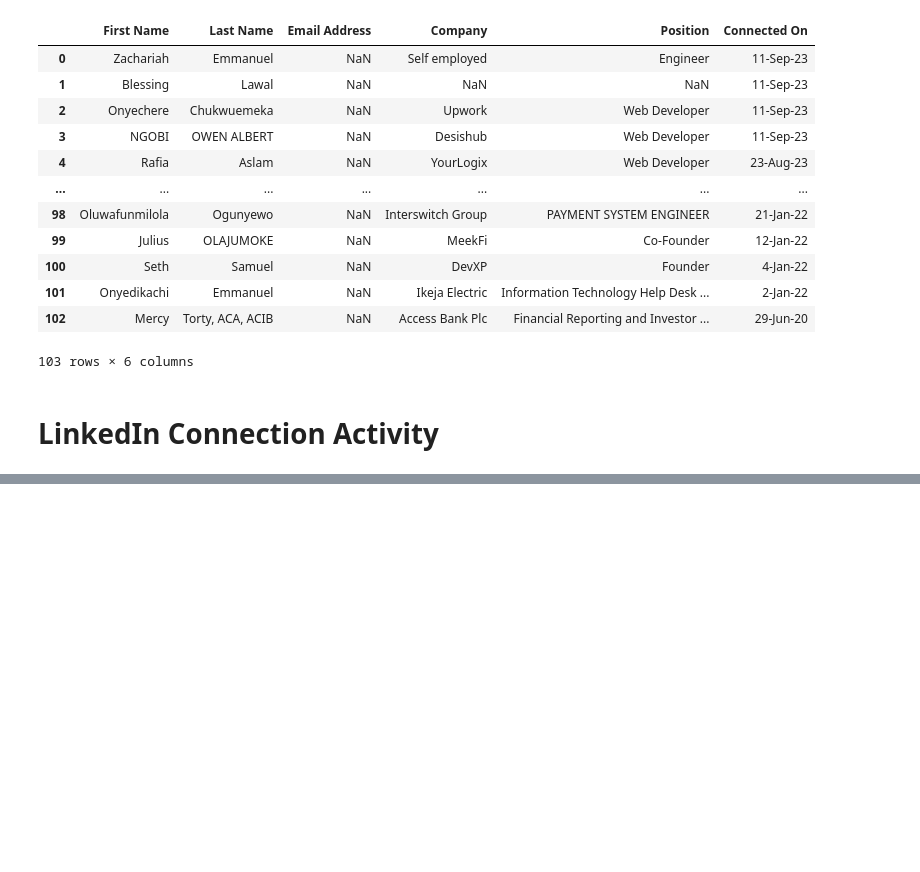
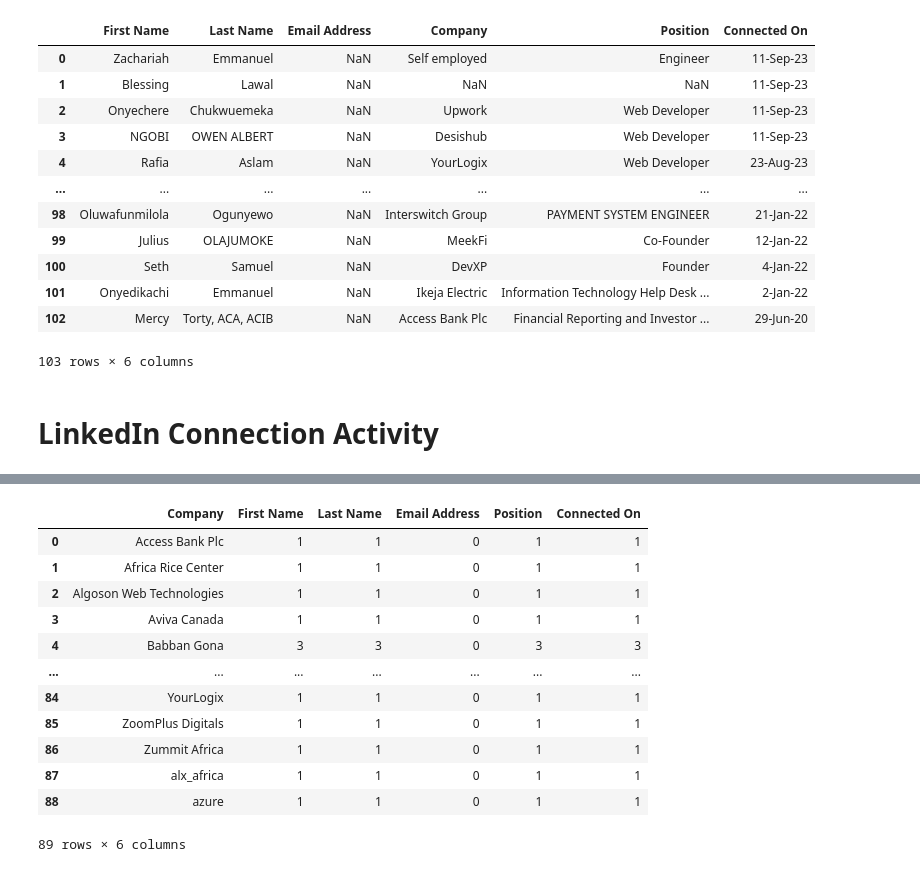
Before and after one commit to Ebukachu/LinkedIn_Analysis, a Jupyter notebook: Lnkd_Data.ipynb, the cells around one changed output, grey strips where cells are left out. Saved outputs shown, nothing was run; the diff lists cells and outputs as text; code cells hidden in the pictures; blank space fills up the shorter version.

```diff
--- a/Lnkd_Data.ipynb
+++ b/Lnkd_Data.ipynb
@@ -30,0 +48,17 @@ labels = {'First Name':'Number of Connections'}, title = 'Connection Timeline')
+# %%
+company_count = lnkd_df.groupby('Company').count().reset_index()
+company_count
+# %% [output]
+|  | Company | First Name | Last Name | Email Address | Position | Connected On |
+| 0 | Access Bank Plc | 1 | 1 | 0 | 1 | 1 |
+| 1 | Africa Rice Center | 1 | 1 | 0 | 1 | 1 |
+| 2 | Algoson Web Technologies | 1 | 1 | 0 | 1 | 1 |
+| 3 | Aviva Canada | 1 | 1 | 0 | 1 | 1 |
+| 4 | Babban Gona | 3 | 3 | 0 | 3 | 3 |
+| ... | ... | ... | ... | ... | ... | ... |
+| 84 | YourLogix | 1 | 1 | 0 | 1 | 1 |
+| 85 | ZoomPlus Digitals | 1 | 1 | 0 | 1 | 1 |
+| 86 | Zummit Africa | 1 | 1 | 0 | 1 | 1 |
+| 87 | alx_africa | 1 | 1 | 0 | 1 | 1 |
+| 88 | azure | 1 | 1 | 0 | 1 | 1 |
+89 rows × 6 columns
```
Also changed, not shown: parts of 4 cells of this notebook.
